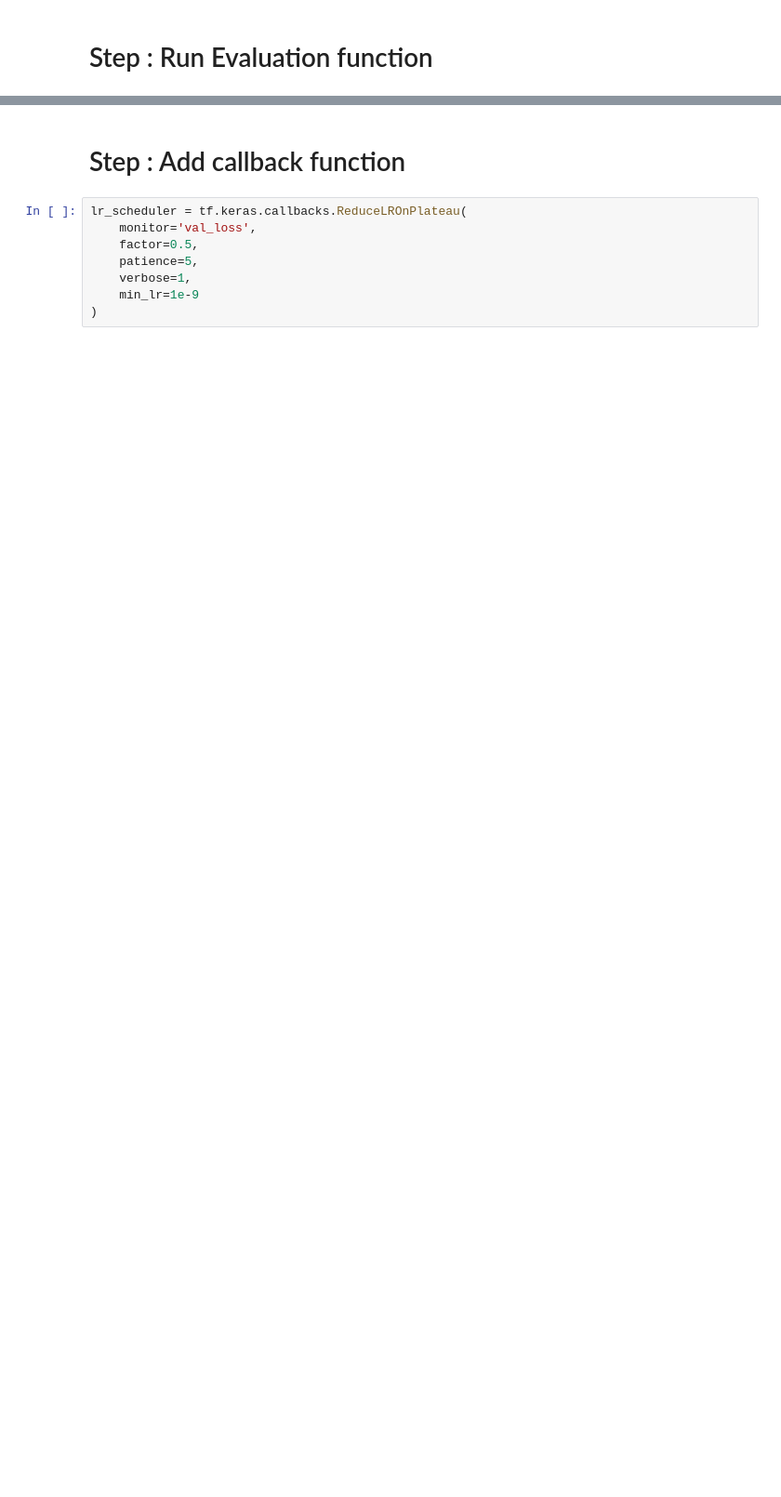
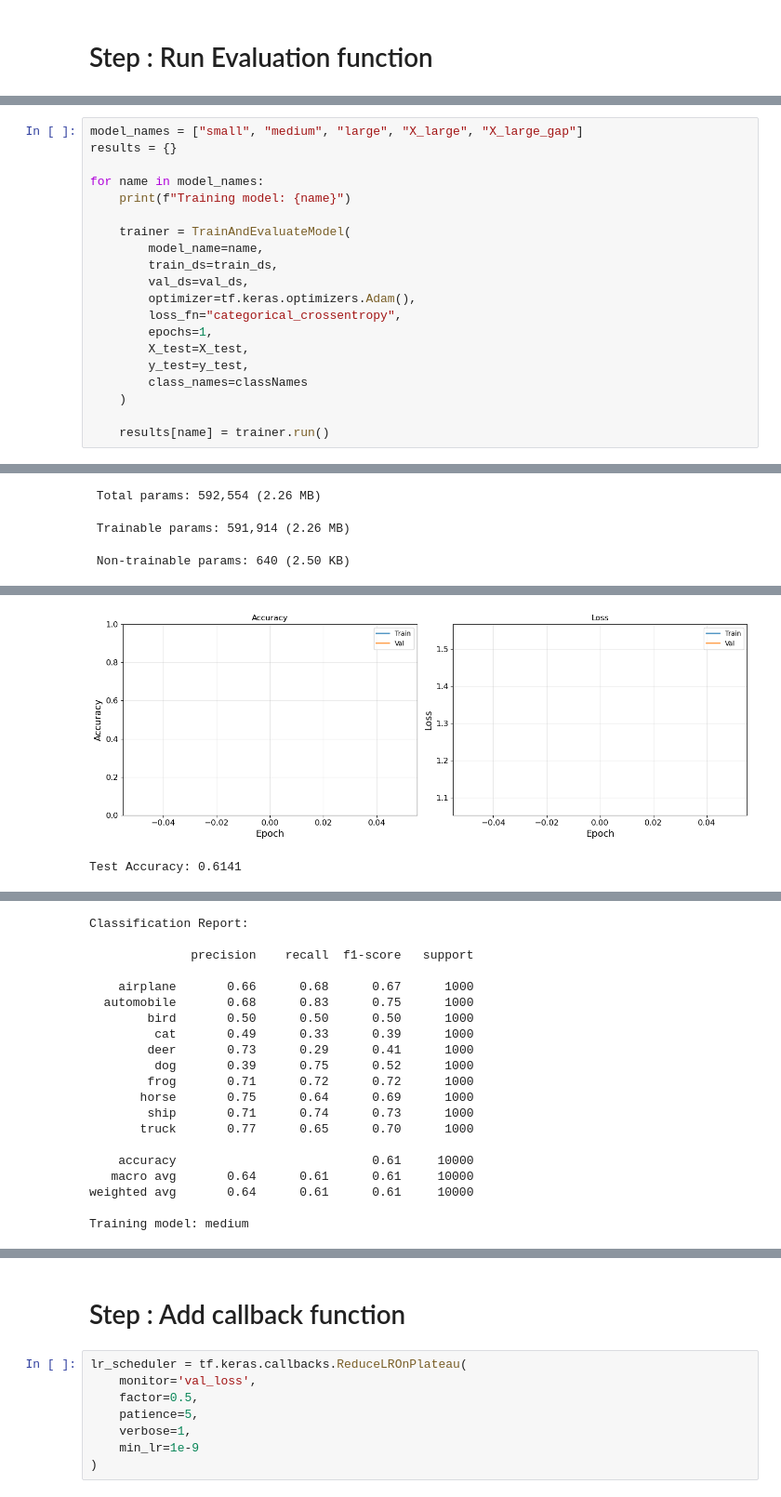
Before and after one commit to elfreyer/project_module_2, a Jupyter notebook: cifar10_CNN.ipynb, the cells around one changed output, grey strips where cells are left out. Shown at 93% size. Cells and saved outputs as stored; diff of their text form; blank space fills up the shorter version.

```diff
--- a/cifar10_CNN.ipynb
+++ b/cifar10_CNN.ipynb
@@ -864,0 +693,21 @@ weighted avg       0.86      0.86      0.86     10000
+# %%
+model_names = ["small", "medium", "large", "X_large", "X_large_gap"]
+results = {}
+
+for name in model_names:
+    print(f"Training model: {name}")
+
+    trainer = TrainAndEvaluateModel(
+        model_name=name,
+        train_ds=train_ds,
+        val_ds=val_ds,
+        optimizer=tf.keras.optimizers.Adam(),
+        loss_fn="categorical_crossentropy",
+        epochs=1,
+        X_test=X_test,
+        y_test=y_test,
+        class_names=classNames
+    )
+
+    results[name] = trainer.run()
+# %% [output]
@@ -864,0 +733,3 @@ weighted avg       0.86      0.86      0.86     10000
+ Total params: 592,554 (2.26 MB)
+ Trainable params: 591,914 (2.26 MB)
+ Non-trainable params: 640 (2.50 KB)
@@ -864,0 +737,2 @@ weighted avg       0.86      0.86      0.86     10000
+[figure, added]
+Test Accuracy: 0.6141
@@ -864,0 +740,20 @@ weighted avg       0.86      0.86      0.86     10000
+Classification Report:
+
+              precision    recall  f1-score   support
+
+    airplane       0.66      0.68      0.67      1000
+  automobile       0.68      0.83      0.75      1000
+        bird       0.50      0.50      0.50      1000
+         cat       0.49      0.33      0.39      1000
+        deer       0.73      0.29      0.41      1000
+         dog       0.39      0.75      0.52      1000
+        frog       0.71      0.72      0.72      1000
+       horse       0.75      0.64      0.69      1000
+        ship       0.71      0.74      0.73      1000
+       truck       0.77      0.65      0.70      1000
+
+    accuracy                           0.61     10000
+   macro avg       0.64      0.61      0.61     10000
+weighted avg       0.64      0.61      0.61     10000
+
+Training model: medium
```
Also changed, not shown: parts of 31 cells of this notebook.
